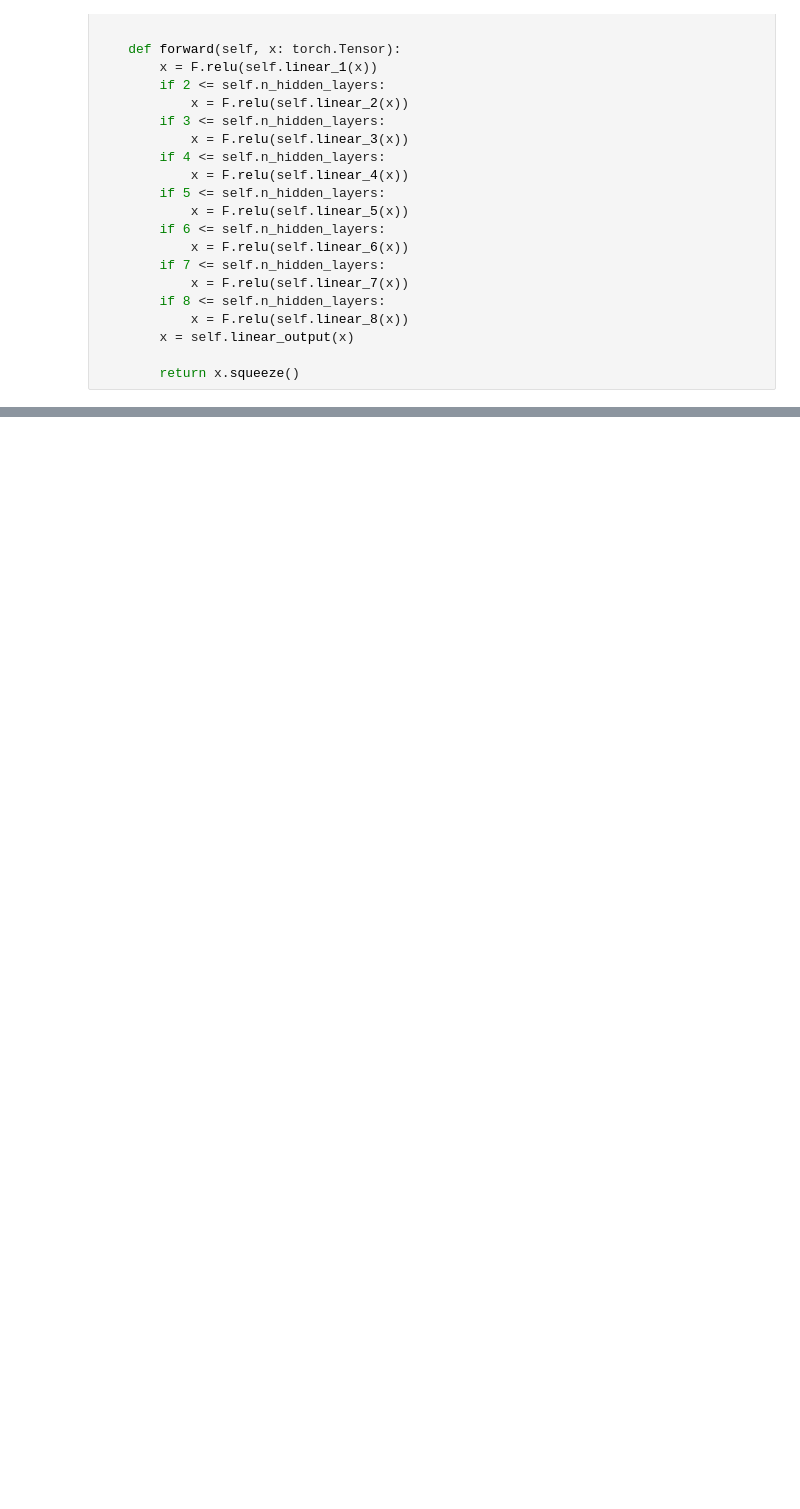
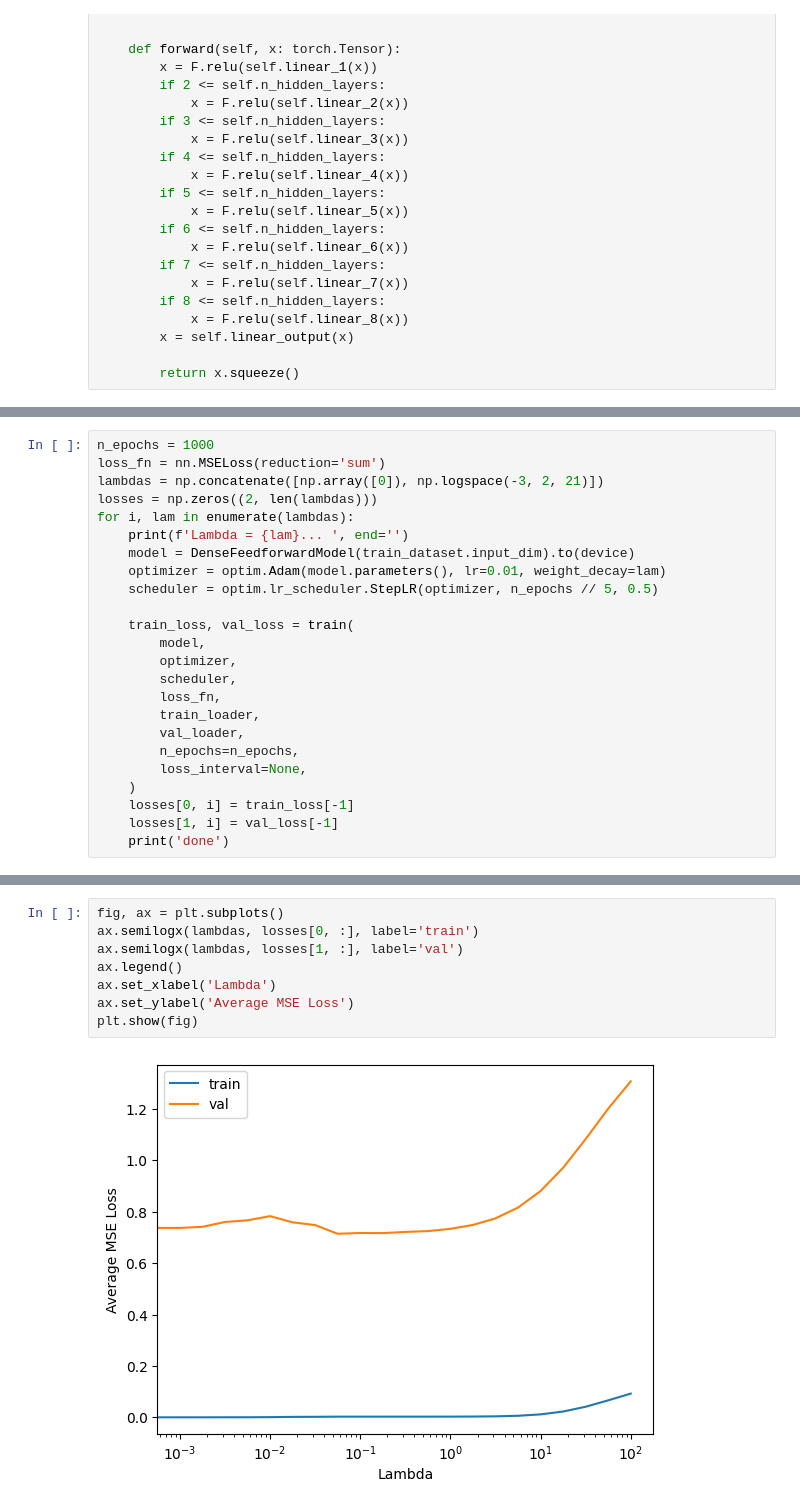
Before and after one commit to DannyCollinson/EMIT-ECOSTRESS, a Jupyter notebook: modeling/Basic_Model.ipynb, the cells around one changed output, grey strips where cells are left out. Saved outputs shown, nothing was run; the diff lists cells and outputs as text; blank space fills up the shorter version.

```diff
--- a/modeling/Basic_Model.ipynb
+++ b/modeling/Basic_Model.ipynb
@@ -362,0 +450,24 @@ Val Loss: nan
+# %%
+n_epochs = 1000
+loss_fn = nn.MSELoss(reduction='sum')
+lambdas = np.concatenate([np.array([0]), np.logspace(-3, 2, 21)])
+losses = np.zeros((2, len(lambdas)))
+for i, lam in enumerate(lambdas):
+    print(f'Lambda = {lam}... ', end='')
+    model = DenseFeedforwardModel(train_dataset.input_dim).to(device)
+    optimizer = optim.Adam(model.parameters(), lr=0.01, weight_decay=lam)
+    scheduler = optim.lr_scheduler.StepLR(optimizer, n_epochs // 5, 0.5)
+
+    train_loss, val_loss = train(
+        model,
+        optimizer,
+        scheduler,
+        loss_fn,
+        train_loader,
+        val_loader,
+        n_epochs=n_epochs,
+        loss_interval=None,
+    )
+    losses[0, i] = train_loss[-1]
+    losses[1, i] = val_loss[-1]
+    print('done')
@@ -362,0 +492,10 @@ Val Loss: nan
+# %%
+fig, ax = plt.subplots()
+ax.semilogx(lambdas, losses[0, :], label='train')
+ax.semilogx(lambdas, losses[1, :], label='val')
+ax.legend()
+ax.set_xlabel('Lambda')
+ax.set_ylabel('Average MSE Loss')
+plt.show(fig)
+# %% [output]
+[figure, added]
```
Also changed, not shown: parts of 14 cells of this notebook.
